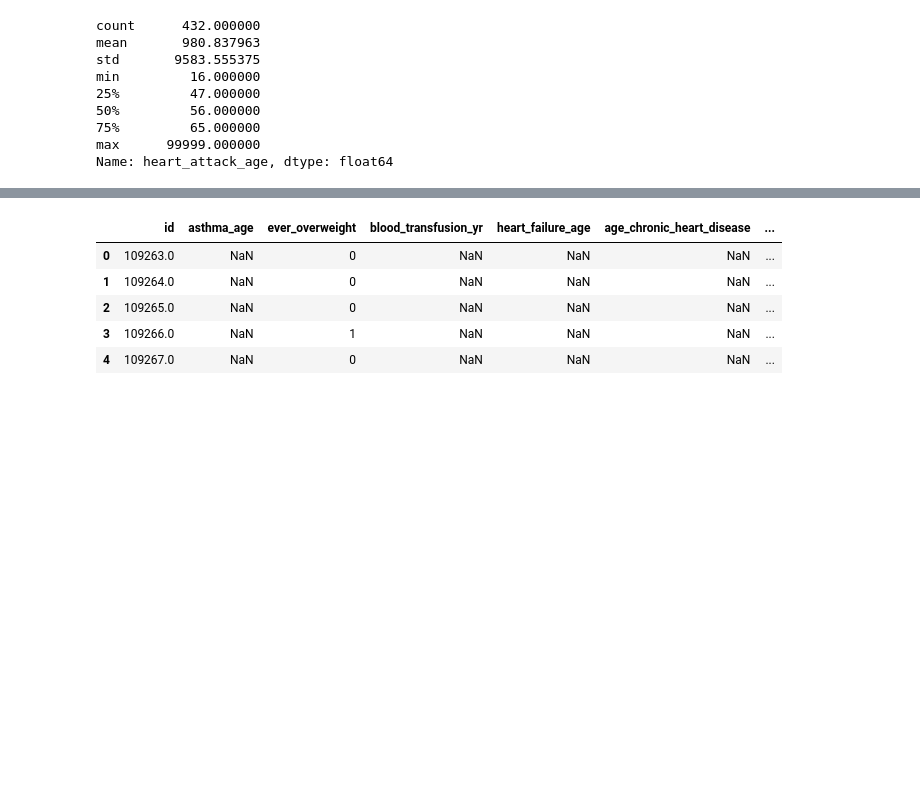
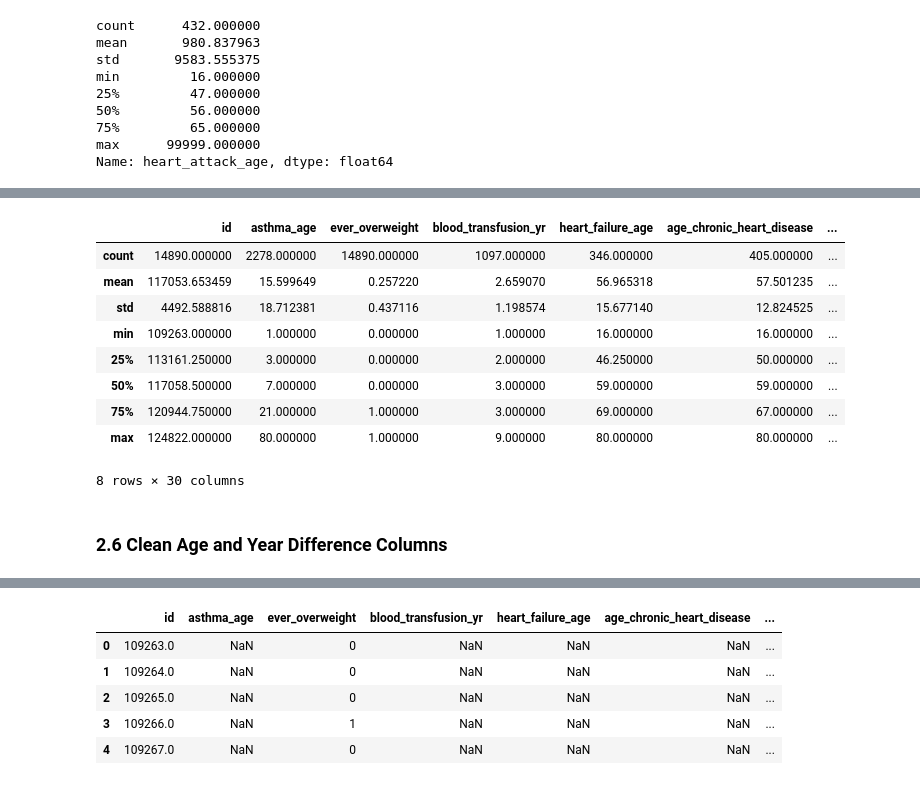
Before and after one commit to equitymarkets/HeartAttackPrediction, a Jupyter notebook: Medical_Conditions_Cleaning.ipynb, the cells around one changed output, grey strips where cells are left out. Saved outputs shown, nothing was run; the diff lists cells and outputs as text; code cells hidden in the pictures; blank space fills up the shorter version.

```diff
--- a/Medical_Conditions_Cleaning.ipynb
+++ b/Medical_Conditions_Cleaning.ipynb
@@ -126,3 +124,24 @@ min         16.000000
 75%         65.000000
 max      99999.000000
 Name: heart_attack_age, dtype: float64
+# %%
+# 122 highest recorded age source: https://www.cnbc.com/2023/02/21/longevity-expert-3-reasons-the-worlds-oldest-person-lived-to-122.html#:~:text=Jeanne%20Calment%2C%20a%20French%20woman,links%20between%20health%20and%20longevity.
+df_3 = df_2.loc[((df_2['heart_attack_age']>=0.0)&(df_2['heart_attack_age']<=122.0))|
+                (df_2['heart_attack_age'].isna())]
+df_3 = df_3.loc[((df_3['asthma_age']>=0.0)&(df_3['asthma_age']<=122.0))|
+                (df_3['asthma_age'].isna())]
+df_3 = df_3.loc[((df_3['heart_failure_age']>=0.0)&(df_3['heart_failure_age']<=122.0))|
+                (df_3['heart_failure_age'].isna())]
+df_3 = df_3.loc[((df_3['age_chronic_heart_disease']>=0.0)&(df_3['age_chronic_heart_disease']<=122.0))|
+                (df_3['age_chronic_heart_disease'].isna())]
+df_3 = df_3.loc[((df_3['angina_pectoris_age']>=0.0)&(df_3['angina_pectoris_age']<=122.0))|
+                (df_3['angina_pectoris_age'].isna())]
+df_3 = df_3.loc[((df_3['stroke_age']>=0.0)&(df_3['stroke_age']<=122.0))|
+                (df_3['stroke_age'].isna())]
+df_3 = df_3.loc[((df_3['thyroid_age']>=0.0)&(df_3['thyroid_age']<=122.0))|
+                (df_3['thyroid_age'].isna())]
+df_3 = df_3.loc[((df_3['liver_age']>=0.0)&(df_3['liver_age']<=122.0))|
+                (df_3['liver_age'].isna())]
+df_3 = df_3.loc[((df_3['gallbladder_pr_age']>=0.0)&(df_3['gallbladder_pr_age']<=122.0))|
+                (df_3['gallbladder_pr_age'].isna())]
+df_3.head()
@@ -129,5 +156,5 @@ Name: heart_attack_age, dtype: float64
 # %%
-df_3 = df_2.copy()
+df_3 = df_3.copy()
 df_3.info()
 # %% [output]
 <class 'pandas.core.frame.DataFrame'>
@@ -149,0 +179,10 @@ memory usage: 2.5 MB
+# %%
+df_3['asthma_yrs'] = df_3['heart_attack_age'] - df_3['asthma_age']
+df_3['heart_failure_yrs'] = df_3['heart_attack_age'] - df_3['heart_failure_age']
+df_3['chronic_heart_disease_yrs'] = df_3['heart_attack_age'] - df_3['age_chronic_heart_disease']
+df_3['angina_pectoris_yrs'] = df_3['heart_attack_age'] - df_3['angina_pectoris_age']
+df_3['stroke_yrs'] = df_3['heart_attack_age'] - df_3['stroke_age']
+df_3['thyroid_yrs'] = df_3['heart_attack_age'] - df_3['thyroid_age']
+df_3['liver_disease_yrs'] = df_3['heart_attack_age'] - df_3['liver_age']
+df_3['gallbladder_pr_yrs'] = df_3['heart_attack_age'] - df_3['gallbladder_pr_age']
+df_3.head()
@@ -149,0 +197,15 @@ memory usage: 2.5 MB
+# %%
+df_3.describe()
+# %% [output]
+|  | id | asthma_age | ever_overweight | blood_transfusion_yr | heart_failure_age | age_chronic_heart_disease | ... |
+| count | 14890.000000 | 2278.000000 | 14890.000000 | 1097.000000 | 346.000000 | 405.000000 | ... |
+| mean | 117053.653459 | 15.599649 | 0.257220 | 2.659070 | 56.965318 | 57.501235 | ... |
+| std | 4492.588816 | 18.712381 | 0.437116 | 1.198574 | 15.677140 | 12.824525 | ... |
+| min | 109263.000000 | 1.000000 | 0.000000 | 1.000000 | 16.000000 | 16.000000 | ... |
+| 25% | 113161.250000 | 3.000000 | 0.000000 | 2.000000 | 46.250000 | 50.000000 | ... |
+| 50% | 117058.500000 | 7.000000 | 0.000000 | 3.000000 | 59.000000 | 59.000000 | ... |
+| 75% | 120944.750000 | 21.000000 | 1.000000 | 3.000000 | 69.000000 | 67.000000 | ... |
+| max | 124822.000000 | 80.000000 | 1.000000 | 9.000000 | 80.000000 | 80.000000 | ... |
+8 rows × 30 columns
+# %% [markdown]
+### 2.6 Clean Age and Year Difference Columns
```
Also changed, not shown: parts of 23 cells of this notebook, 3 other files.
